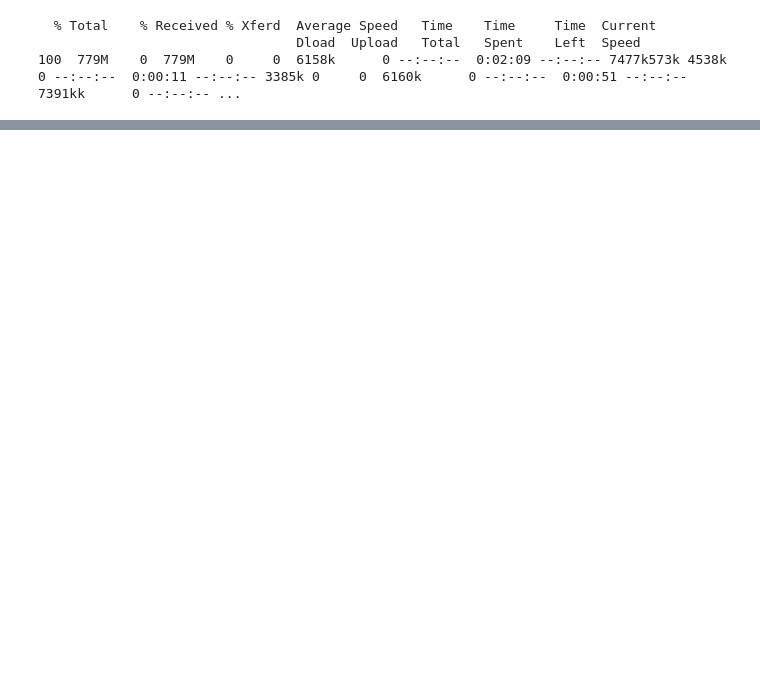
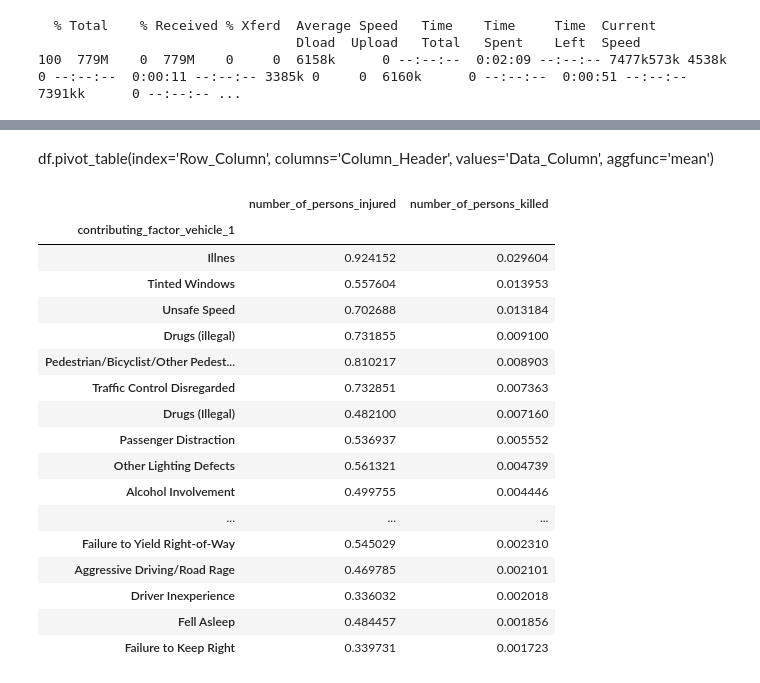
Before and after one commit to CrissCross56/DataScienceNYCProj, a Jupyter notebook: DataScienceProj.ipynb, the cells around one changed output, grey strips where cells are left out. Cells and saved outputs as stored; diff of their text form; code cells hidden in the pictures; blank space fills up the shorter version.

```diff
--- a/DataScienceProj.ipynb
+++ b/DataScienceProj.ipynb
@@ -33,0 +90,2 @@ df
+# %% [markdown]
+df.pivot_table(index='Row_Column', columns='Column_Header', values='Data_Column', aggfunc='mean')
@@ -33,0 +99,21 @@ df
+# %%
+collision_table.head(20)
+# %% [output]
+|  | number_of_persons_injured | number_of_persons_killed |
+| contributing_factor_vehicle_1 |  |  |
+| Illnes | 0.924152 | 0.029604 |
+| Tinted Windows | 0.557604 | 0.013953 |
+| Unsafe Speed | 0.702688 | 0.013184 |
+| Drugs (illegal) | 0.731855 | 0.009100 |
+| Pedestrian/Bicyclist/Other Pedest... | 0.810217 | 0.008903 |
+| Traffic Control Disregarded | 0.732851 | 0.007363 |
+| Drugs (Illegal) | 0.482100 | 0.007160 |
+| Passenger Distraction | 0.536937 | 0.005552 |
+| Other Lighting Defects | 0.561321 | 0.004739 |
+| Alcohol Involvement | 0.499755 | 0.004446 |
+| ... | ... | ... |
+| Failure to Yield Right-of-Way | 0.545029 | 0.002310 |
+| Aggressive Driving/Road Rage | 0.469785 | 0.002101 |
+| Driver Inexperience | 0.336032 | 0.002018 |
+| Fell Asleep | 0.484457 | 0.001856 |
+| Failure to Keep Right | 0.339731 | 0.001723 |
```
Also changed, not shown: parts of 11 cells of this notebook, 1 other file.
